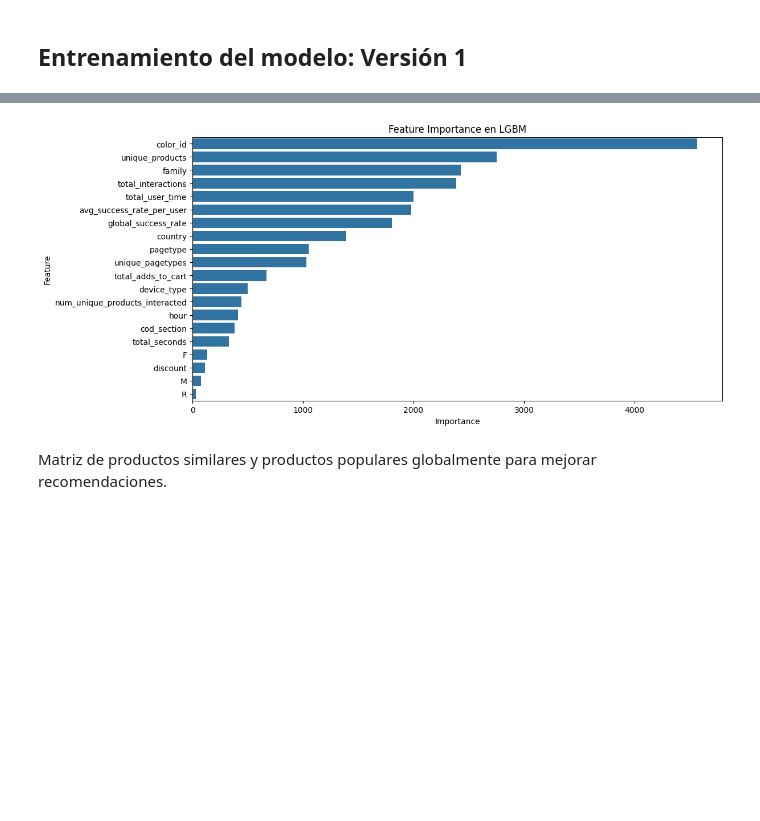
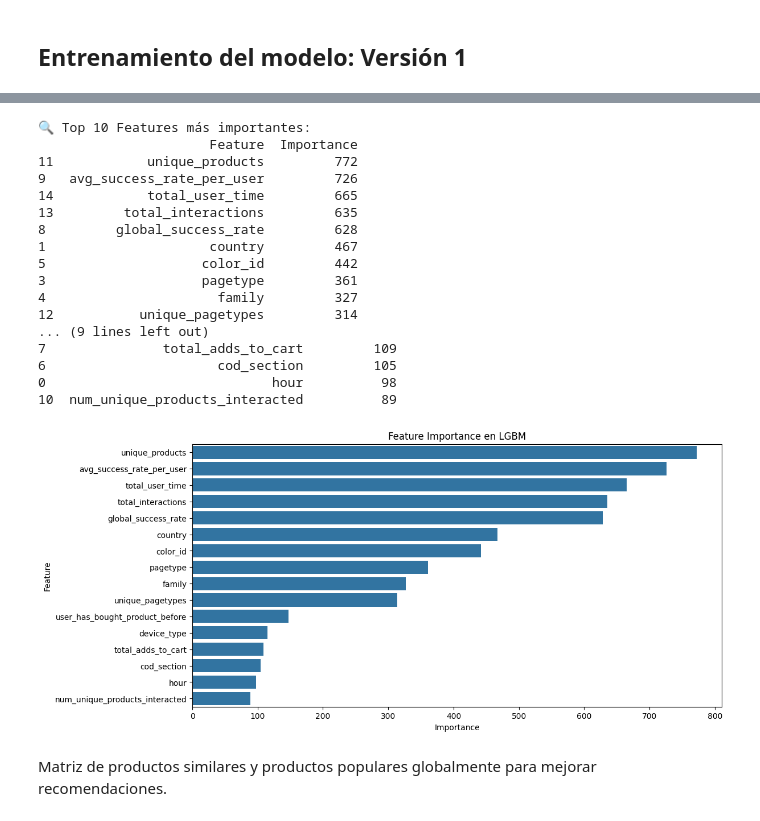
Before and after one commit to pedrochans/hackathon-inditex-data-recommender, a Jupyter notebook: src/data/Task_3.ipynb, the cells around one changed output, grey strips where cells are left out. Saved outputs shown, nothing was run; the diff lists cells and outputs as text; code cells hidden in the pictures; blank space fills up the shorter version.

Commit message:
Implement changes to improve model parameterization, add user_has_bought_ths_before

```diff
--- a/src/data/Task_3.ipynb
+++ b/src/data/Task_3.ipynb
@@ -328,14 +333,17 @@ def prepare_features(df, users_df, products_df):
     df['hour'] = pd.to_datetime(df['timestamp_local']).dt.hour.astype('int8')
 
     # Merge de los datasets
-    df = df.merge(users_df[['user_id', 'country', 'R', 'F', 'M', 'avg_success_rate_per_user', 'num_unique_products_interacted']], on=['user_id','country'], how='left')
+    df = df.merge(users_df[['user_id', 'country',
+                            #'R', 'F', 'M',
+                            'avg_success_rate_per_user', 'num_unique_products_interacted']], on=['user_id','country'], how='left')
     df = df.merge(products_df[['partnumber', 'discount', 'family', 'color_id', 'cod_section', 'total_adds_to_cart', 'global_success_rate']], on='partnumber', how='left')
 
 
     features = ['hour', 'country', 'device_type', 'pagetype',
                 'family', 'color_id', 'cod_section', 'total_adds_to_cart', 'global_success_rate', 'avg_success_rate_per_user', 'num_unique_products_interacted',
-                'R', 'F', 'M', 'discount', 'total_seconds',
-                'unique_products', 'unique_pagetypes', 'total_interactions', 'total_user_time']
+                # 'R', 'F', 'M', 'discount', 'total_seconds',
+                'unique_products', 'unique_pagetypes', 'total_interactions', 'total_user_time',
+                'user_has_bought_product_before']
 
     return df[features]
 
@@ -367,16 +380,46 @@ And if memory is not enough, you can set `force_col_wise=true`.
 # %%
 import matplotlib.pyplot as plt
 import seaborn as sns
+import pandas as pd
 
-feature_importance = pd.DataFrame({'Feature': X_train.columns, 'Importance': model.feature_importances_})
-feature_importance = feature_importance.sort_values(by='Importance', ascending=False)
+# Obtener importancia de cada feature
+feature_importance = pd.DataFrame({
+    'Feature': X_train.columns,
+    'Importance': model.feature_importances_
+}).sort_values(by='Importance', ascending=False)
 
+# Mostrar las 10 features más importantes
+print("🔍 Top 10 Features más importantes:")
+print(feature_importance.head(10))
+
+# Mostrar las 10 menos importantes
+print("\n⚠️ Features con menor importancia:")
+print(feature_importance.tail(10))
+
+# Graficar la importancia de las features
 plt.figure(figsize=(12, 6))
 sns.barplot(x='Importance', y='Feature', data=feature_importance)
 plt.title('Feature Importance en LGBM')
 plt.show()
 # %% [output]
+🔍 Top 10 Features más importantes:
+                      Feature  Importance
+11            unique_products         772
+9   avg_success_rate_per_user         726
+14            total_user_time         665
+13         total_interactions         635
+8         global_success_rate         628
+1                     country         467
+5                    color_id         442
+3                    pagetype         361
+4                      family         327
+12           unique_pagetypes         314
+... (9 lines left out)
+7               total_adds_to_cart         109
+6                      cod_section         105
+0                             hour          98
+10  num_unique_products_interacted          89
-[figure, old version]
+[figure, new version]
 # %% [markdown]
 Matriz de productos similares y productos populares globalmente para mejorar recomendaciones.
 # %%
```
Also changed, not shown: parts of 4 cells of this notebook, 2 other files.
